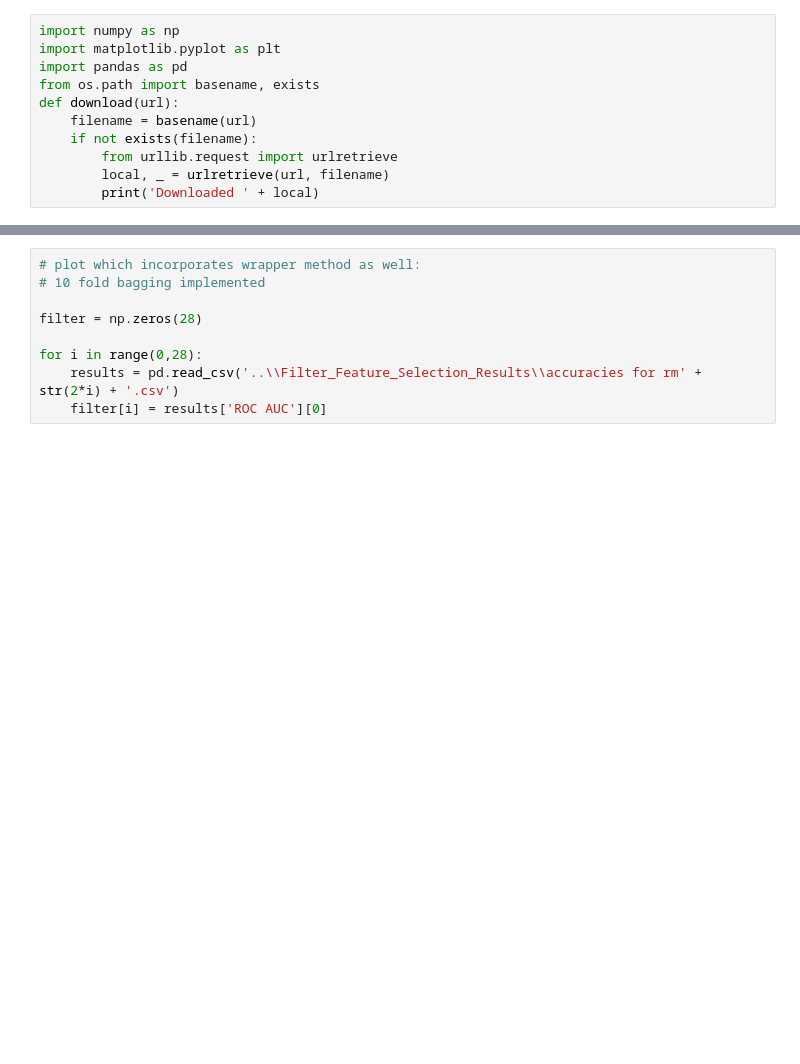
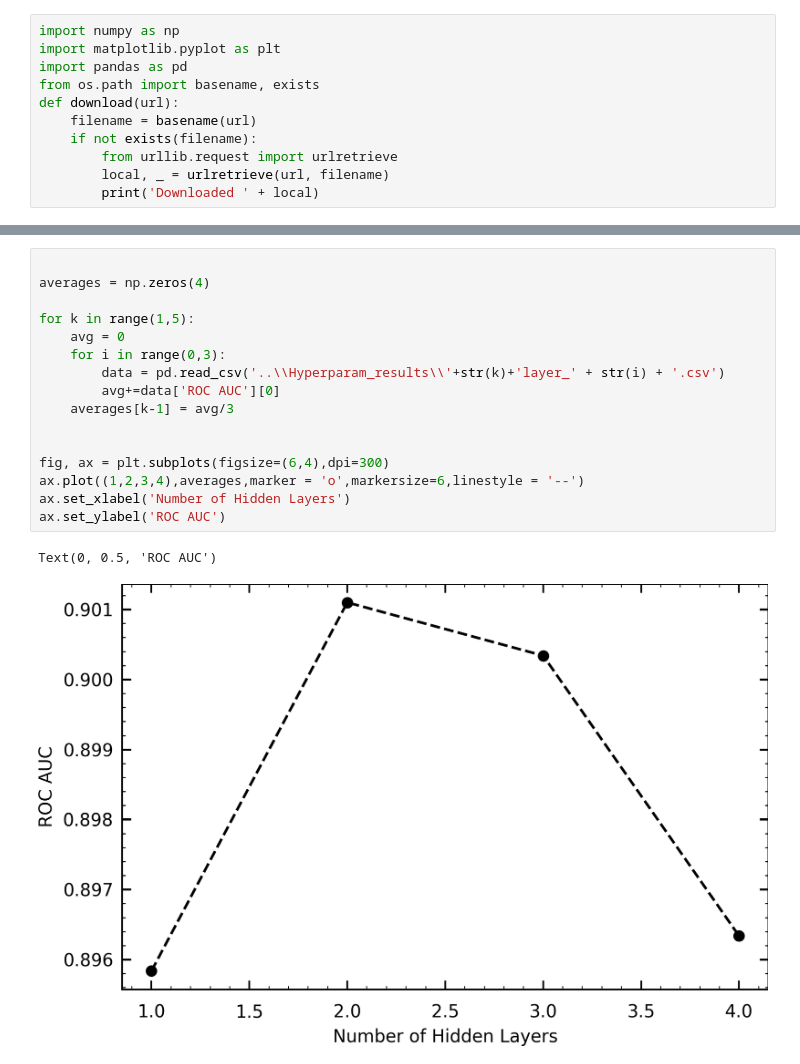
Before and after one commit to IoanPJ/Final_year_project_IMPJ, a Jupyter notebook: Plots/Model Performance vs Variables Removed.ipynb, the cells around one changed output, grey strips where cells are left out. Saved outputs shown, nothing was run; the diff lists cells and outputs as text; blank space fills up the shorter version.

```diff
--- a/Plots/Model Performance vs Variables Removed.ipynb
+++ b/Plots/Model Performance vs Variables Removed.ipynb
@@ -41,9 +41,19 @@ plt.show()
-# %%
-# plot which incorporates wrapper method as well:
-# 10 fold bagging implemented
-
-filter = np.zeros(28)
-
-for i in range(0,28):
-    results = pd.read_csv('..\\Filter_Feature_Selection_Results\\accuracies for rm' + str(2*i) + '.csv')
-    filter[i] = results['ROC AUC'][0]
+# %%
+
+averages = np.zeros(4)
+
+for k in range(1,5):
+    avg = 0
+    for i in range(0,3):
+        data = pd.read_csv('..\\Hyperparam_results\\'+str(k)+'layer_' + str(i) + '.csv')
+        avg+=data['ROC AUC'][0]
+    averages[k-1] = avg/3
+
+
+fig, ax = plt.subplots(figsize=(6,4),dpi=300)
+ax.plot((1,2,3,4),averages,marker = 'o',markersize=6,linestyle = '--')
+ax.set_xlabel('Number of Hidden Layers')
+ax.set_ylabel('ROC AUC')
+# %% [output]
+Text(0, 0.5, 'ROC AUC')
+[figure, added]
```
Also changed, not shown: parts of 1 cell of this notebook, 32 other files.
